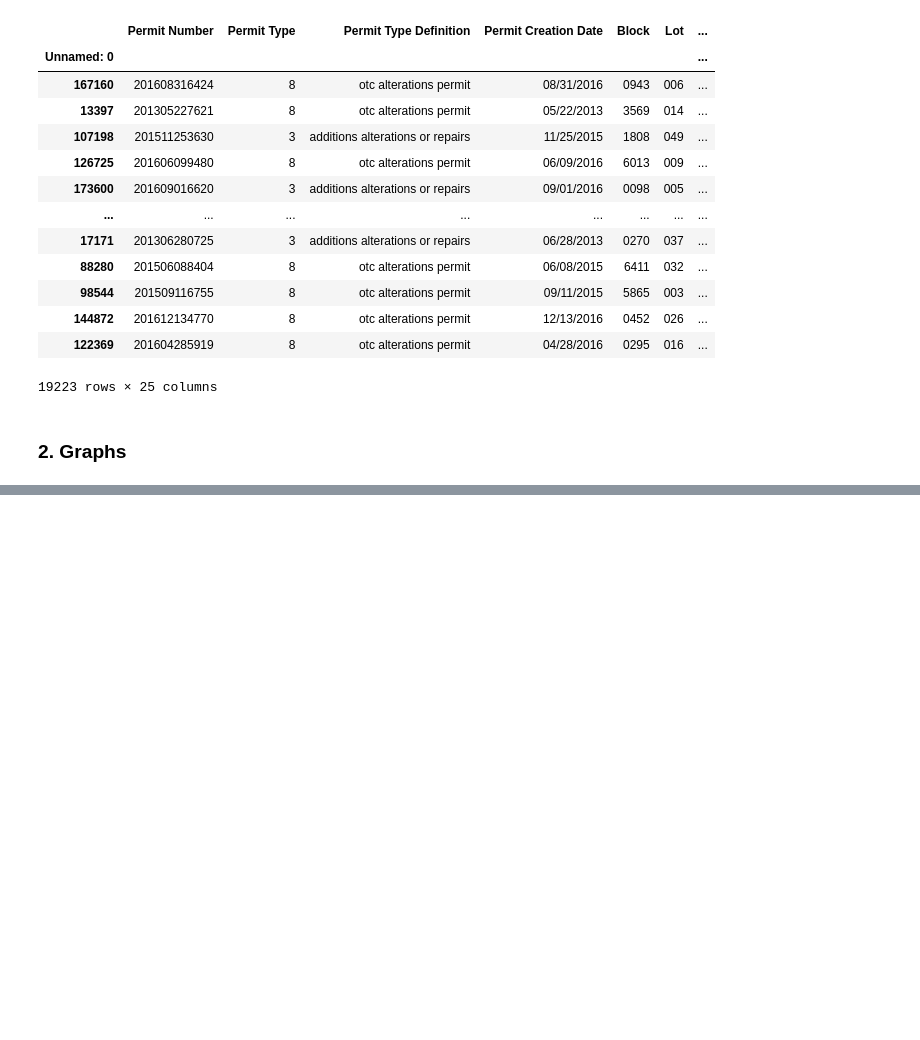
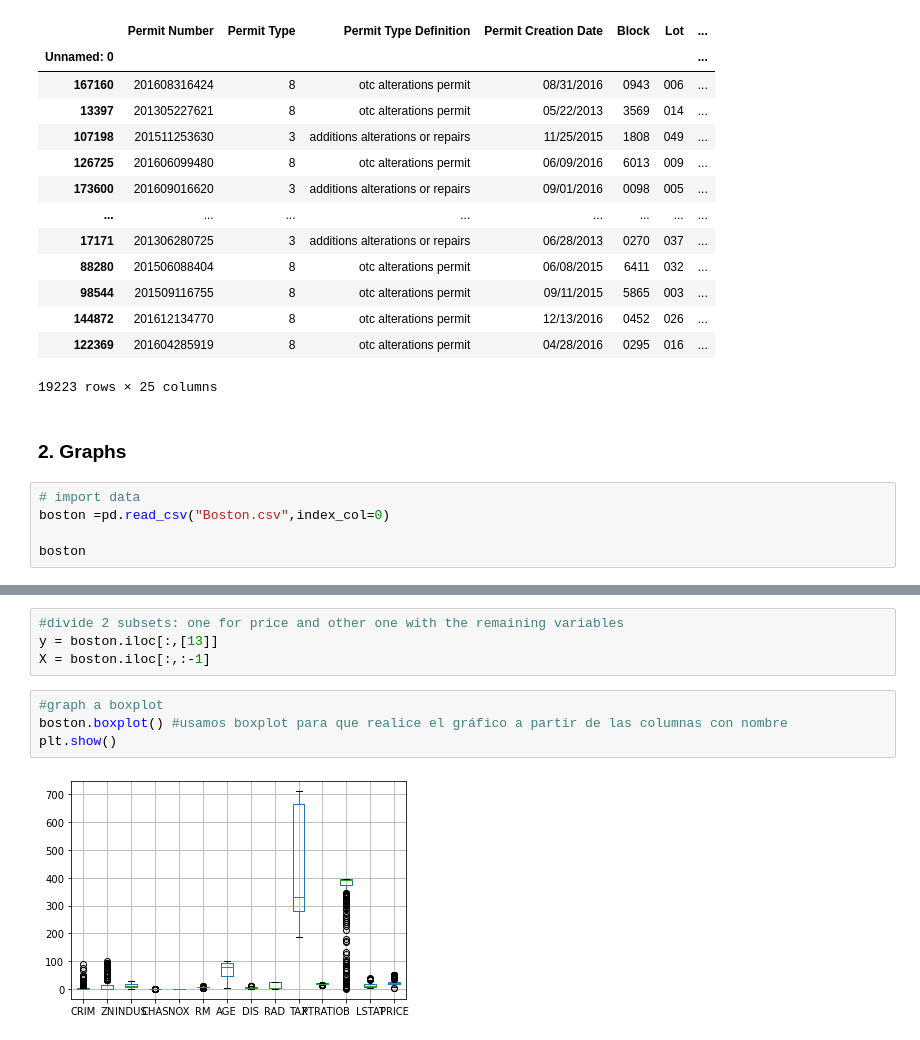
Before and after one commit to luisquispem/basic_py, a Jupyter notebook: work_2.ipynb, the cells around one changed output, grey strips where cells are left out. Drawn from its saved outputs; the diff is of its cells as text; blank space fills up the shorter version.

```diff
--- a/work_2.ipynb
+++ b/work_2.ipynb
@@ -277,3 +277,8 @@ df_alpha
 19223 rows × 25 columns
 # %% [markdown]
 ### 2. Graphs
+# %%
+# import data
+boston =pd.read_csv("Boston.csv",index_col=0)
+
+boston
@@ -279,0 +299,10 @@ df_alpha
+# %%
+#divide 2 subsets: one for price and other one with the remaining variables
+y = boston.iloc[:,[13]]
+X = boston.iloc[:,:-1]
+# %%
+#graph a boxplot
+boston.boxplot() #usamos boxplot para que realice el gráfico a partir de las columnas con nombre
+plt.show()
+# %% [output]
+[figure, added]
```
Also changed, not shown: parts of 4 cells of this notebook, 1 other file.
